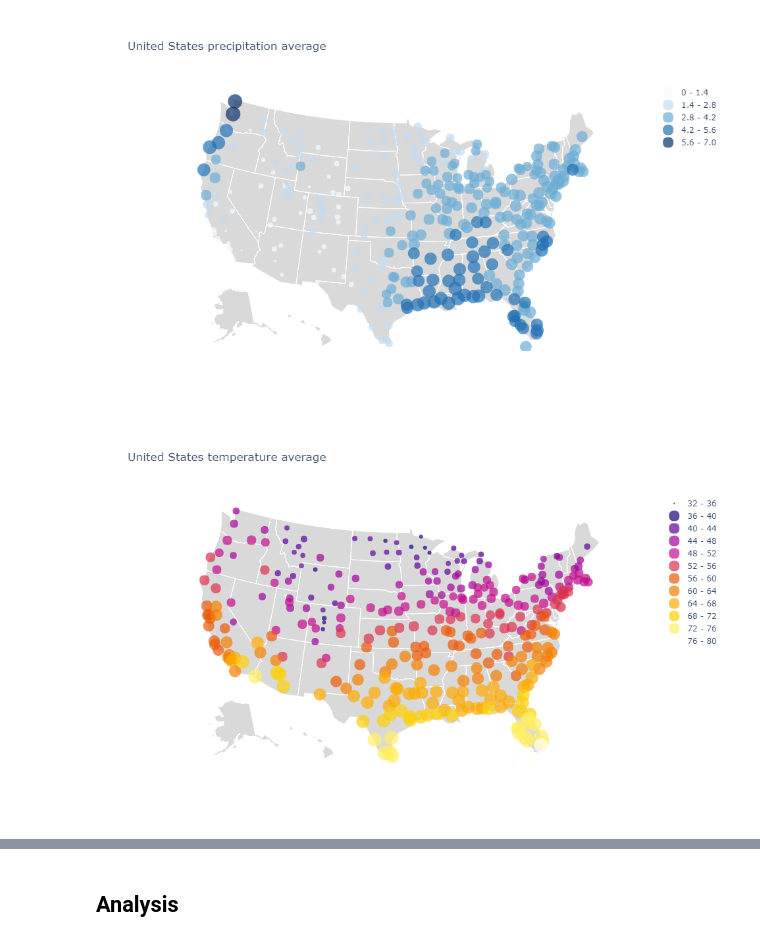
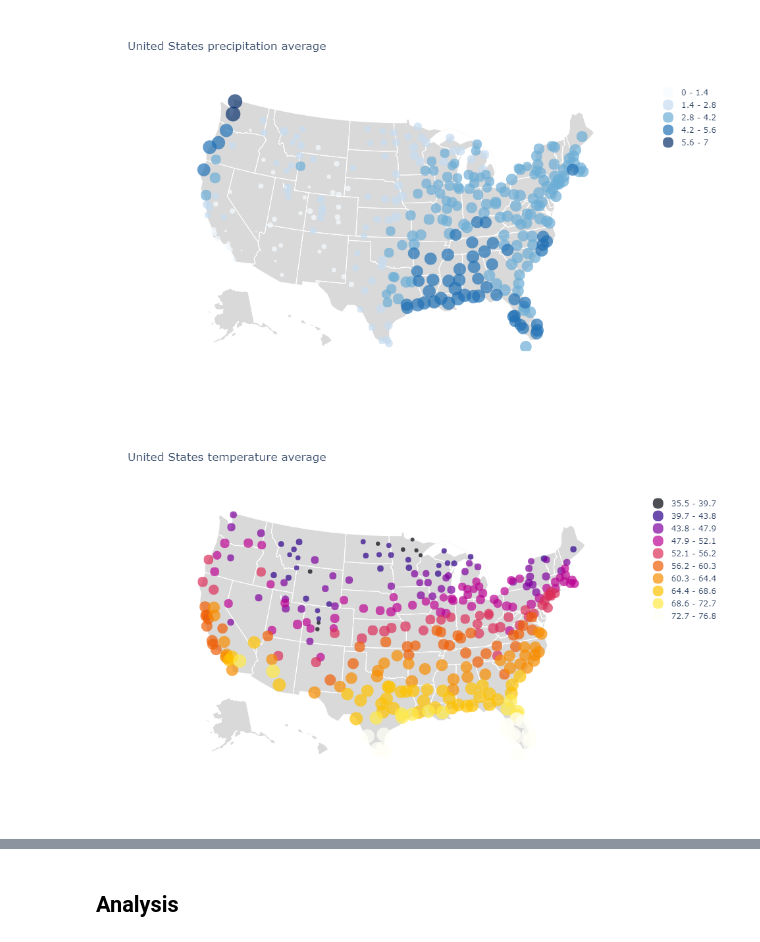
Before and after one commit to didyxdi/COGS108_final_project, a Jupyter notebook: Final Project.ipynb, the cells around one changed output, grey strips where cells are left out. Saved outputs shown, nothing was run; the diff lists cells and outputs as text; code cells hidden in the pictures.

```diff
--- a/Final Project.ipynb
+++ b/Final Project.ipynb
@@ -702,6 +702,19 @@ def generate_bubble_map(df,column,limits,color,title,scale=1):
     if not ('longitude' in df.columns and 'latitude' in df.columns):
         print("longitude or latitude not present in df")
         return
+
+    try:
+        n = int(limits) + 1
+        lims = np.linspace(df[column].min()-abs(df[column].min())*0.001,df[column].max() + abs(df[column].max())*0.001,n)
+        # subtract / add a small number to aviod rouding error that will left out max / min
+        limits = list()
+        for i in range(n):
+            limits.append((lims[i],lims[i+1]))
+
+    except:
+        _ = 0 # do nothing
+
+
     if not (limits[0][0] <= df[column].min()):
         print("lower limit is higher then some of the rows")
         print("df[" + column + "].min()=",df[column].min())
@@ -742,7 +755,7 @@ def generate_bubble_map(df,column,limits,color,title,scale=1):
                 line_width=0,
                 sizemode = 'area'
             ),
-            name = '{0} - {1}'.format(lim[0],lim[1])))
+            name = '{0:.3g} - {1:.3g}'.format(lim[0],lim[1])))
 
     fig.update_layout(
             title_text = title,
@@ -808,12 +869,12 @@ display(Image(filename='images/pcp.png'))
 # %% [output]
 [figure]
 # %%
-fig = generate_bubble_map(airport_prop_df,
+fig = generate_bubble_map(merged_X_df,
                           column="temp_avg",
-                          limits=[(32,36),(36,40),(40,44),(44,48),(48,52),(52,56),(56,60),(60,64),(64,68),(68,72),(72,76),(76,80)],
+                          limits=10,
                           color="thermal",
                           title='United States temperature average')
 fig.write_image("images/temp.png",width=960,height=600)
 display(Image(filename='images/temp.png'))
 # %% [output]
-[figure, old version]
+[figure, new version]
```
Also changed, not shown: parts of 10 cells of this notebook, 6 other files.
